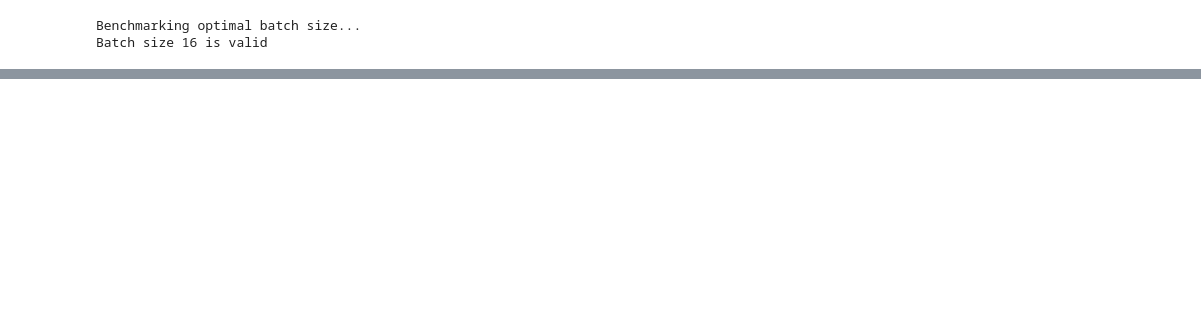
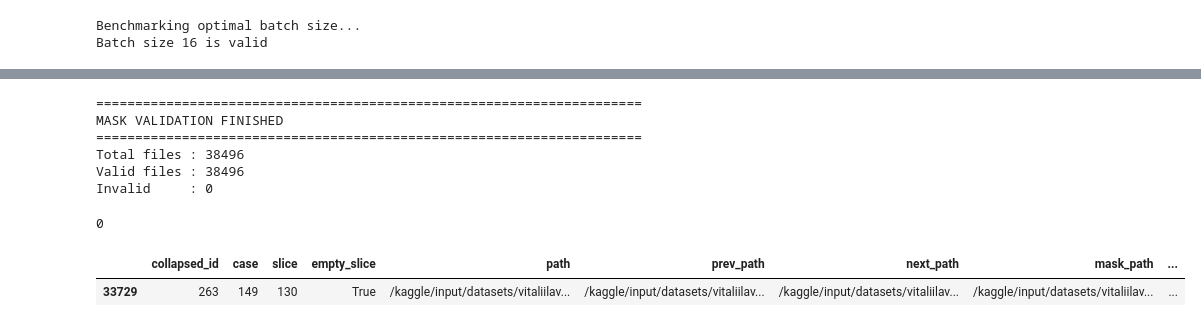
Before and after one commit to Vital-ar/MRI-segmentation-project, a Jupyter notebook: exploritary/mri_model_with_corrections_exp.ipynb, the cells around one changed output, grey strips where cells are left out. Cells and saved outputs as stored; diff of their text form; code cells hidden in the pictures; blank space fills up the shorter version.

```diff
--- a/exploritary/mri_model_with_corrections_exp.ipynb
+++ b/exploritary/mri_model_with_corrections_exp.ipynb
@@ -194,0 +498,23 @@ modee = MRISegmentationModel(config)
+# %%
+c =check_mask_files(
+    Path('data/preprocessed_data/final_data/post_model/out_transformed_mask')
+)
+# %% [output]
+======================================================================
+MASK VALIDATION FINISHED
+======================================================================
+Total files : 38496
+Valid files : 38496
+Invalid     : 0
+# %%
+len(c[1])
+# %% [output]
+0
+# %%
+import pandas as pd
+df = pd.read_csv('data_csv/train_post_model_kaggle.csv')
+# %%
+df[(df['slice'] == 130) & (df['collapsed_id'] == 263)]
+# %% [output]
+|  | collapsed_id | case | slice | empty_slice | path | prev_path | next_path | mask_path | ... |
+| 33729 | 263 | 149 | 130 | True | /kaggle/input/datasets/vitaliilav... | /kaggle/input/datasets/vitaliilav... | /kaggle/input/datasets/vitaliilav... | /kaggle/input/datasets/vitaliilav... | ... |
```
Also changed, not shown: parts of 16 cells of this notebook, 3 other files.
